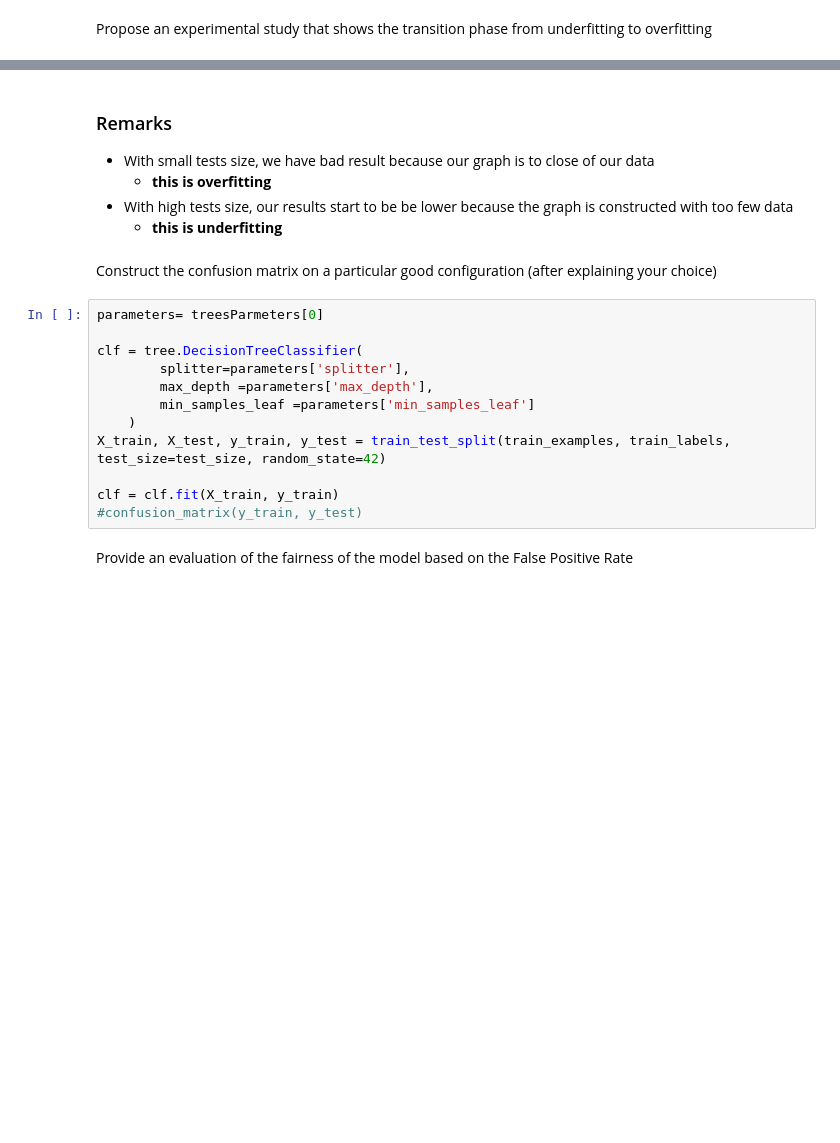
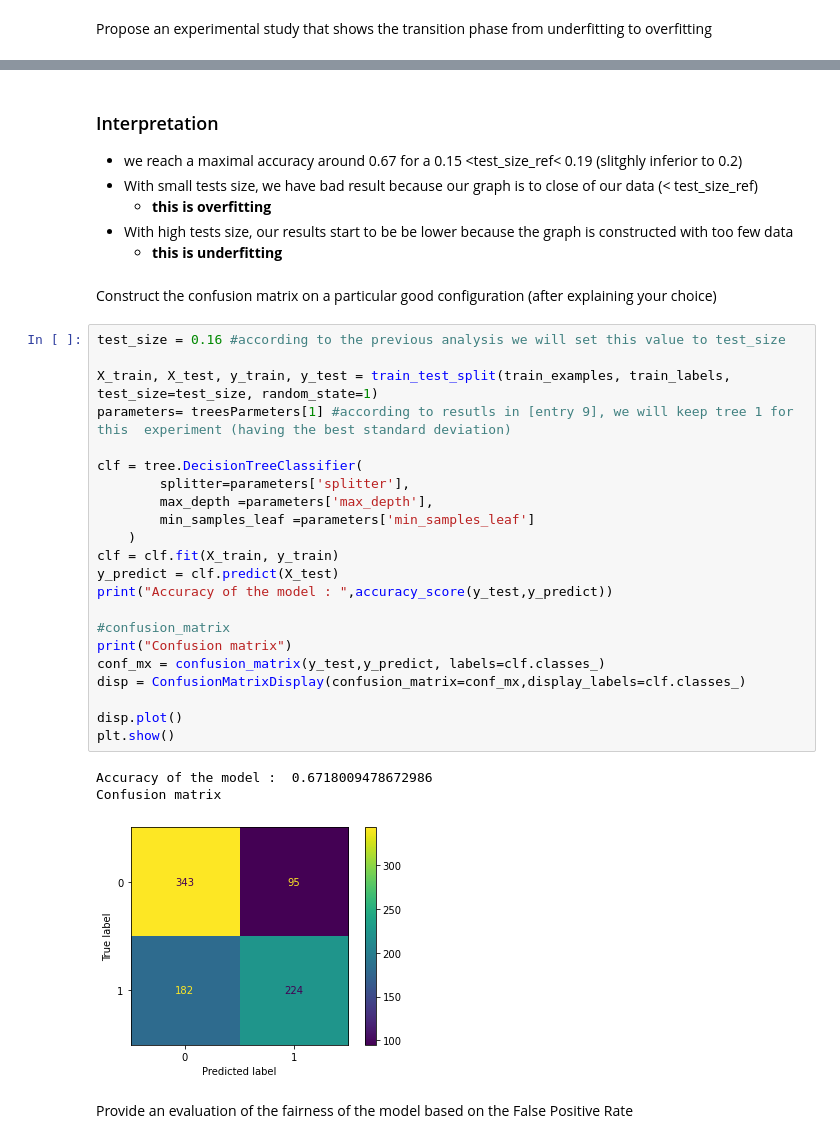
Before and after one commit to Vatosoa285/TP_ML, a Jupyter notebook: lab_1/renduLab1.ipynb, the cells around one changed output, grey strips where cells are left out. Drawn from its saved outputs; the diff is of its cells as text; blank space fills up the shorter version.

```diff
--- a/lab_1/renduLab1.ipynb
+++ b/lab_1/renduLab1.ipynb
@@ -135,22 +147,37 @@ plt.show()
 # %% [markdown]
-### Remarks
-* With small tests size, we have bad result because our graph is to close of our data
+### Interpretation
+* we reach a maximal accuracy around 0.67 for a  0.15 <test_size_ref< 0.19 (slitghly inferior to 0.2)
+* With small tests size, we have bad result because our graph is to close of our data (< test_size_ref)
     - **this is overfitting**
 * With high tests size, our results start to be be lower because the graph is constructed with too few data
     - **this is underfitting**
 # %% [markdown]
 Construct the confusion matrix on a particular good configuration (after explaining your choice)
-# %%
-parameters= treesParmeters[0]
-
-clf = tree.DecisionTreeClassifier(
-        splitter=parameters['splitter'],
-        max_depth =parameters['max_depth'],
-        min_samples_leaf =parameters['min_samples_leaf']
-    )
-X_train, X_test, y_train, y_test = train_test_split(train_examples, train_labels, test_size=test_size, random_state=42)
-
-clf = clf.fit(X_train, y_train)
-#confusion_matrix(y_train, y_test)
+# %%
+test_size = 0.16 #according to the previous analysis we will set this value to test_size
+
+X_train, X_test, y_train, y_test = train_test_split(train_examples, train_labels, test_size=test_size, random_state=1)
+parameters= treesParmeters[1] #according to resutls in [entry 9], we will keep tree 1 for this  experiment (having the best standard deviation)
+
+clf = tree.DecisionTreeClassifier(
+        splitter=parameters['splitter'],
+        max_depth =parameters['max_depth'],
+        min_samples_leaf =parameters['min_samples_leaf']
+    )
+clf = clf.fit(X_train, y_train)
+y_predict = clf.predict(X_test)
+print("Accuracy of the model : ",accuracy_score(y_test,y_predict))
+
+#confusion_matrix
+print("Confusion matrix")
+conf_mx = confusion_matrix(y_test,y_predict, labels=clf.classes_)
+disp = ConfusionMatrixDisplay(confusion_matrix=conf_mx,display_labels=clf.classes_)
+
+disp.plot()
+plt.show()
+# %% [output]
+Accuracy of the model :  0.6718009478672986
+Confusion matrix
+[figure, added]
 # %% [markdown]
 Provide an evaluation of the fairness of the model based on the False Positive Rate
```
Also changed, not shown: parts of 6 cells of this notebook, 2 other files.
